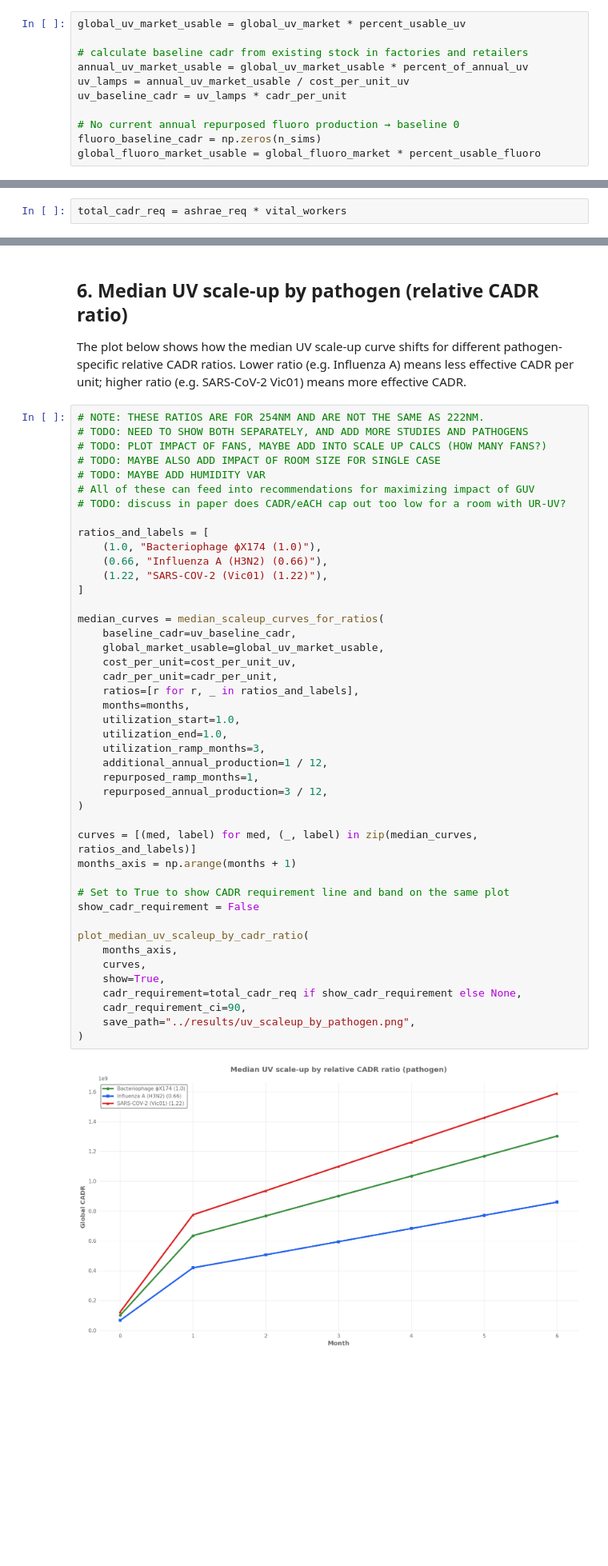
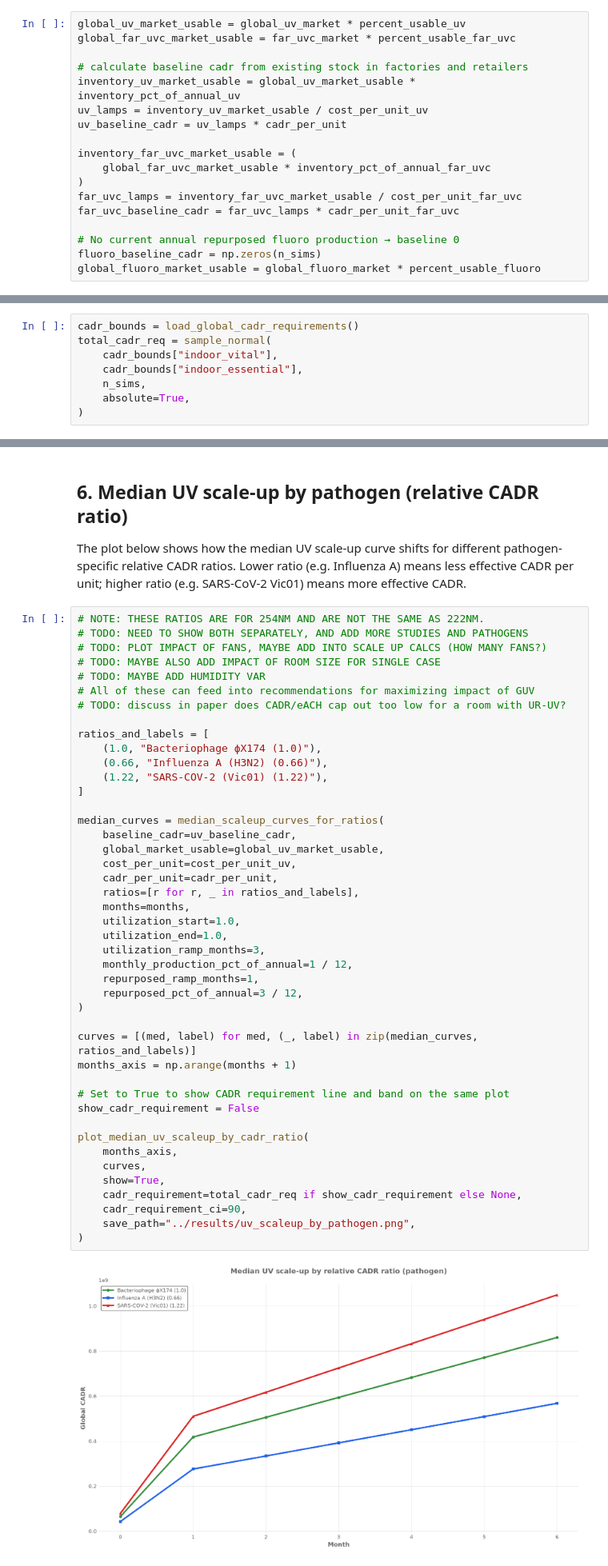
Before and after one commit to jamesmulhall/guv-scaleup-model, a Jupyter notebook: scripts/estimate_scaleup.ipynb, the cells around one changed output, grey strips where cells are left out. Shown at 80% size. Saved outputs shown, nothing was run; the diff lists cells and outputs as text; blank space fills up the shorter version.

```diff
--- a/scripts/estimate_scaleup.ipynb
+++ b/scripts/estimate_scaleup.ipynb
@@ -56,10 +73,17 @@ Compute current (month 0) global CADR from UV lamps and from repurposed fluoresc
 # %%
 global_uv_market_usable = global_uv_market * percent_usable_uv
+global_far_uvc_market_usable = far_uvc_market * percent_usable_far_uvc
 
 # calculate baseline cadr from existing stock in factories and retailers
-annual_uv_market_usable = global_uv_market_usable * percent_of_annual_uv
-uv_lamps = annual_uv_market_usable / cost_per_unit_uv
+inventory_uv_market_usable = global_uv_market_usable * inventory_pct_of_annual_uv
+uv_lamps = inventory_uv_market_usable / cost_per_unit_uv
 uv_baseline_cadr = uv_lamps * cadr_per_unit
+
+inventory_far_uvc_market_usable = (
+    global_far_uvc_market_usable * inventory_pct_of_annual_far_uvc
+)
+far_uvc_lamps = inventory_far_uvc_market_usable / cost_per_unit_far_uvc
+far_uvc_baseline_cadr = far_uvc_lamps * cadr_per_unit_far_uvc
 
 # No current annual repurposed fluoro production → baseline 0
 fluoro_baseline_cadr = np.zeros(n_sims)
@@ -71,5 +95,11 @@ Estimate total CADR needed for vital workers (e.g. healthcare, food supply) usin
 # %%
-total_cadr_req = ashrae_req * vital_workers
+cadr_bounds = load_global_cadr_requirements()
+total_cadr_req = sample_normal(
+    cadr_bounds["indoor_vital"],
+    cadr_bounds["indoor_essential"],
+    n_sims,
+    absolute=True,
+)
 # %% [markdown]
 ## 4. Growth models
 
@@ -143,35 +203,35 @@ ratios_and_labels = [
 ]
 
 median_curves = median_scaleup_curves_for_ratios(
     baseline_cadr=uv_baseline_cadr,
     global_market_usable=global_uv_market_usable,
     cost_per_unit=cost_per_unit_uv,
     cadr_per_unit=cadr_per_unit,
     ratios=[r for r, _ in ratios_and_labels],
     months=months,
     utilization_start=1.0,
     utilization_end=1.0,
     utilization_ramp_months=3,
-    additional_annual_production=1 / 12,
+    monthly_production_pct_of_annual=1 / 12,
     repurposed_ramp_months=1,
-    repurposed_annual_production=3 / 12,
+    repurposed_pct_of_annual=3 / 12,
 )
 
 curves = [(med, label) for med, (_, label) in zip(median_curves, ratios_and_labels)]
 months_axis = np.arange(months + 1)
 
 # Set to True to show CADR requirement line and band on the same plot
 show_cadr_requirement = False
 
 plot_median_uv_scaleup_by_cadr_ratio(
     months_axis,
     curves,
     show=True,
     cadr_requirement=total_cadr_req if show_cadr_requirement else None,
     cadr_requirement_ci=90,
     save_path="../results/uv_scaleup_by_pathogen.png",
 )
 # %% [output]
-[figure, old version]
+[figure, new version]
 (<Figure size 2100x1200 with 1 Axes>,
  <Axes: title={'center': 'Median UV scale-up by relative CADR ratio (pathogen)'}, xlabel='Month', ylabel='Global CADR'>)
```
Also changed, not shown: parts of 13 cells of this notebook, 13 other files.
